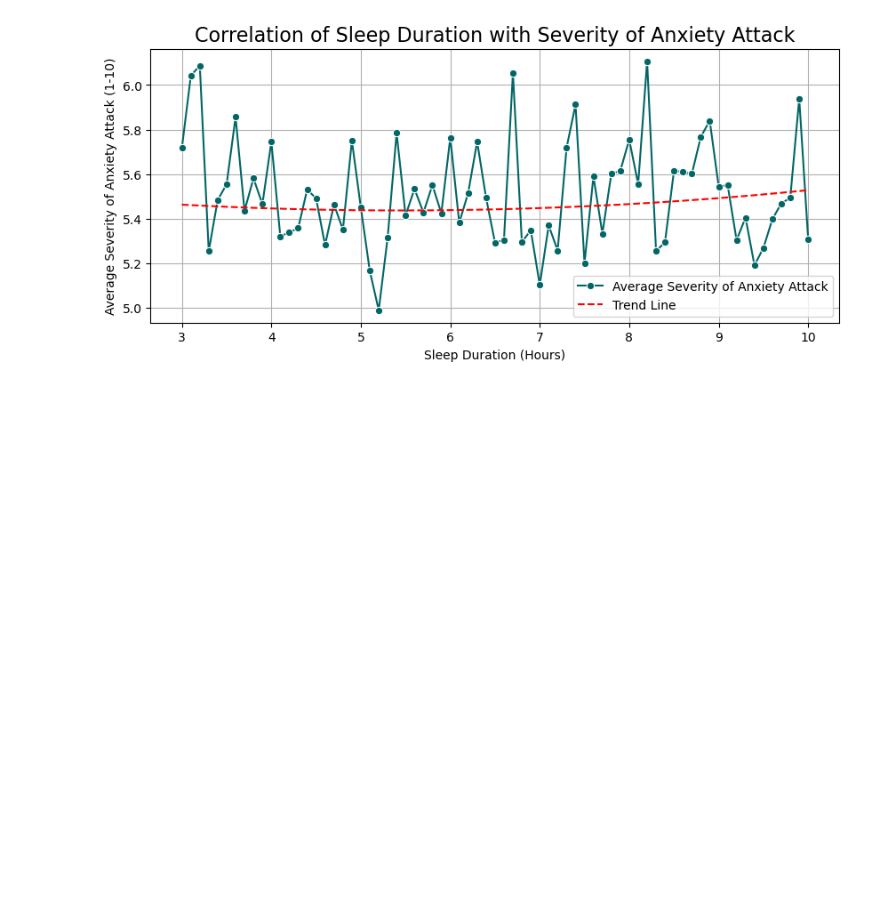
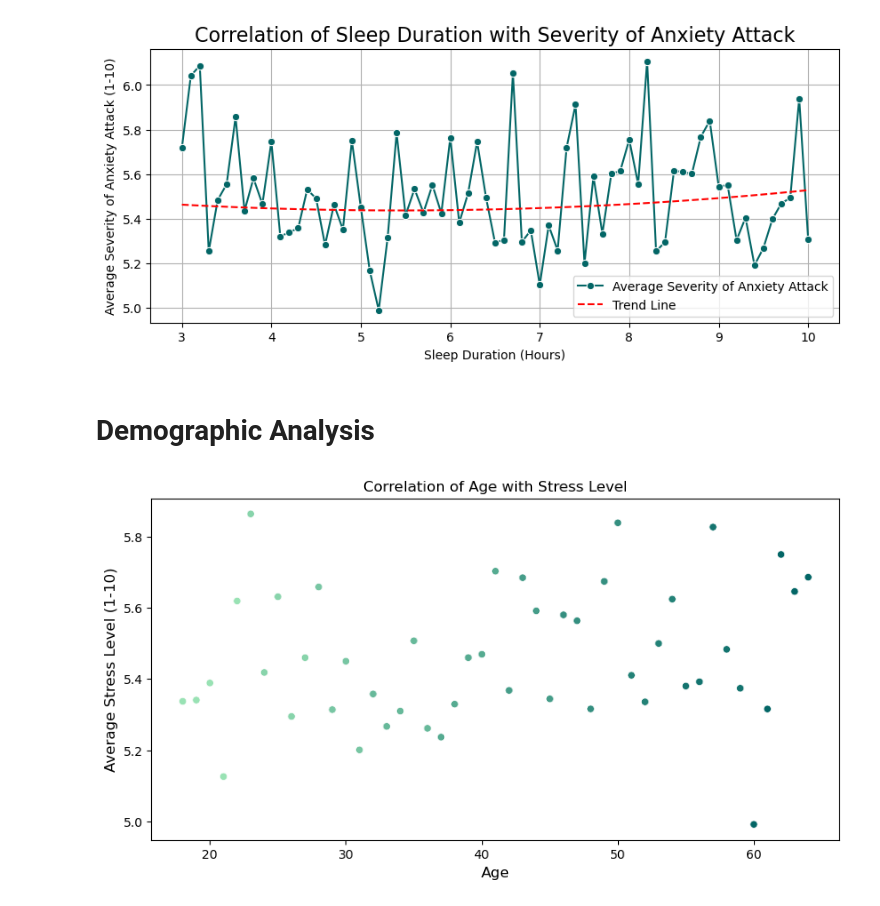
Before and after one commit to jonc1412/EDA-projects, a Jupyter notebook: anxiety-attack/anxiety_attack_analysis.ipynb, the cells around one changed output. Cells and saved outputs as stored; diff of their text form; code cells hidden in the pictures; blank space fills up the shorter version.

```diff
--- a/anxiety-attack/anxiety_attack_analysis.ipynb
+++ b/anxiety-attack/anxiety_attack_analysis.ipynb
@@ -161,3 +161,18 @@ plt.grid(True)
 plt.show()
 # %% [output]
 [figure]
+# %% [markdown]
+# Demographic Analysis
+# %%
+df.rename(columns={'Stress Level (1-10)': 'Stress', 'Severity of Anxiety Attack (1-10)': 'Anxiety Attack'}, inplace=True)
+age_stress = df.groupby('Age')['Stress'].mean().sort_values(ascending=False).reset_index()
+
+plt.figure(figsize=(10, 5))
+age_stress['Age_Bins'] = pd.cut(age_stress['Age'], bins=10, labels=False)
+sns.scatterplot(data=age_stress, x='Age', y='Stress', hue='Age_Bins', palette=colors, legend=False)
+plt.title('Correlation of Age with Stress Level')
+plt.xlabel('Age', fontsize=12)
+plt.ylabel('Average Stress Level (1-10)', fontsize=12)
+plt.show()
+# %% [output]
+[figure, added]
```
Also changed, not shown: parts of 2 cells of this notebook.
